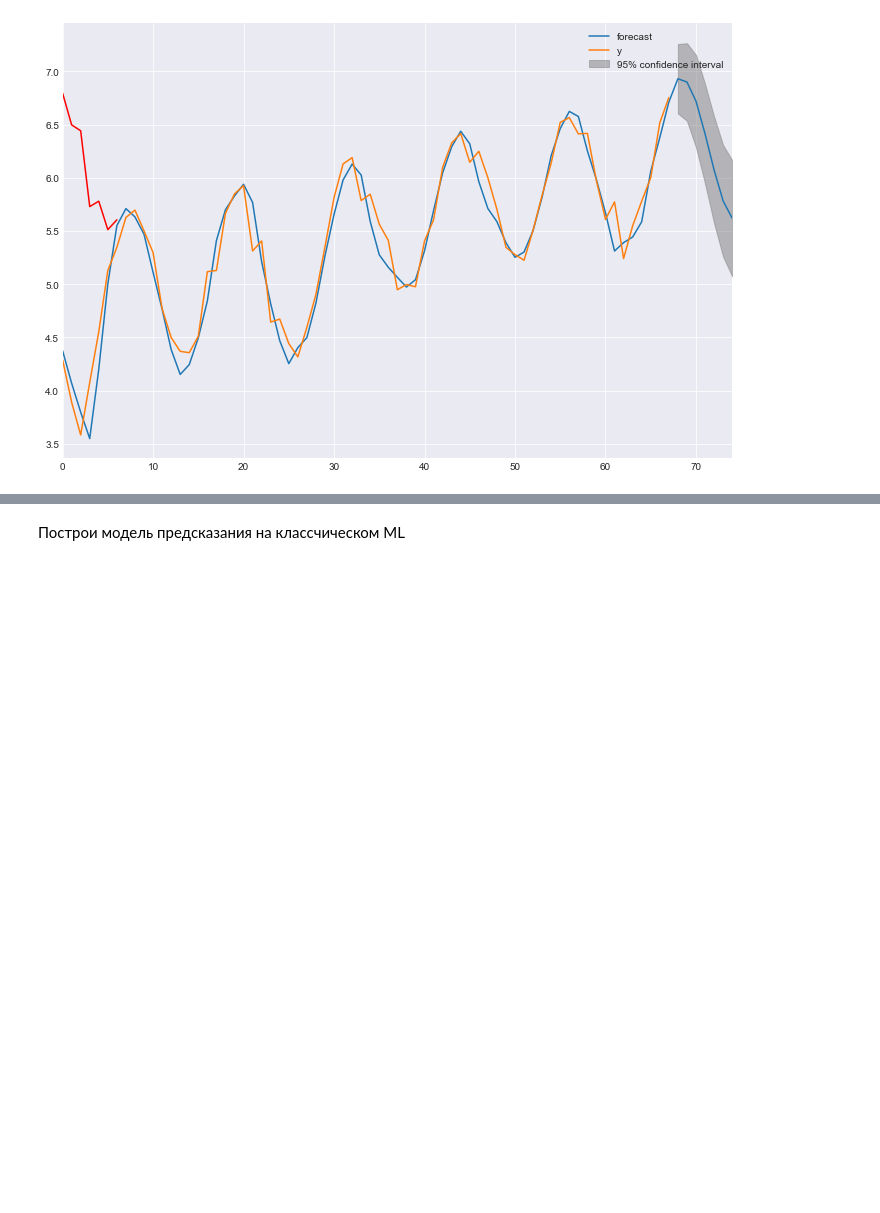
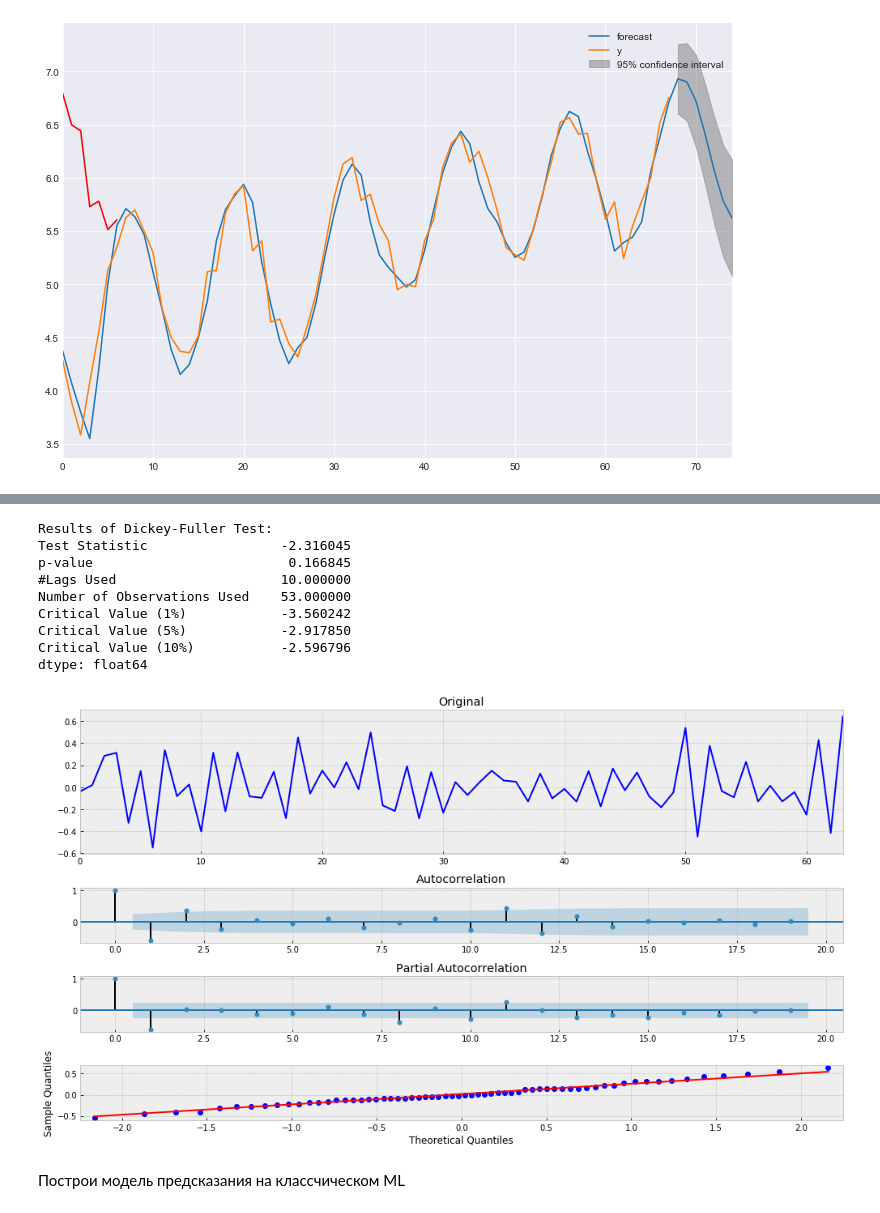
Before and after one commit to jurist77/netology_pyda, a Jupyter notebook: series_3.ipynb, the cells around one changed output, grey strips where cells are left out. Saved outputs shown, nothing was run; the diff lists cells and outputs as text; code cells hidden in the pictures; blank space fills up the shorter version.

Commit message:
Добавил модель GARCH в решение

```diff
--- a/series_3.ipynb
+++ b/series_3.ipynb
@@ -147,0 +151,17 @@ plt.plot(test_series, 'r')
+# %%
+series = pd.read_csv('monthly-sales-of-company-x-jan-6.csv')['Count']
+# %%
+# делаем преобразования ряда для получения стационарности
+series = boxcox(series, 0)
+series = series[12:] - series[:-12]
+series = series[1:] - series[:-1]
+# %%
+# используем оптимальные параметры которые определили моделью ARIMA
+p_ = 3
+o_ = 1
+q_ = 2
+
+# строим модель GARCH
+am = arch_model(series, p=p_, o=o_, q=q_, dist='StudentsT')
+res = am.fit(update_freq=5, disp='off')
+print(res.summary())
@@ -148,3 +186,16 @@ plt.plot(test_series, 'r')
+# %%
+tsplot(res.resid)
+# %% [output]
+Results of Dickey-Fuller Test:
+Test Statistic                 -2.316045
+p-value                         0.166845
+#Lags Used                     10.000000
+Number of Observations Used    53.000000
+Critical Value (1%)            -3.560242
+Critical Value (5%)            -2.917850
+Critical Value (10%)           -2.596796
+dtype: float64
+[figure, added]
 # %% [markdown]
 Построи модель предсказания на классчическом ML
 # %%
```
Also changed, not shown: parts of 3 cells of this notebook.
